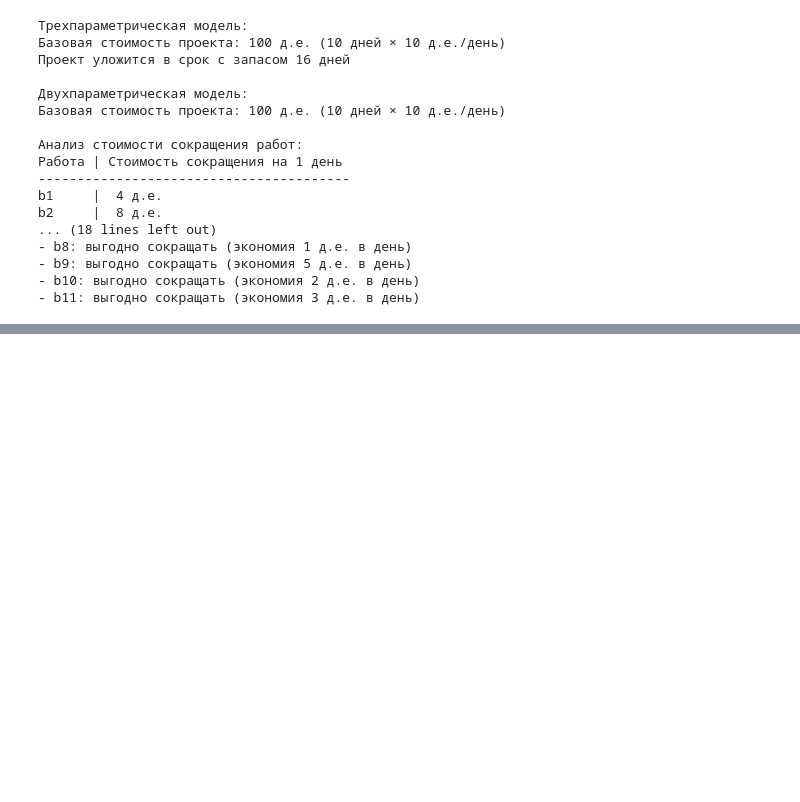
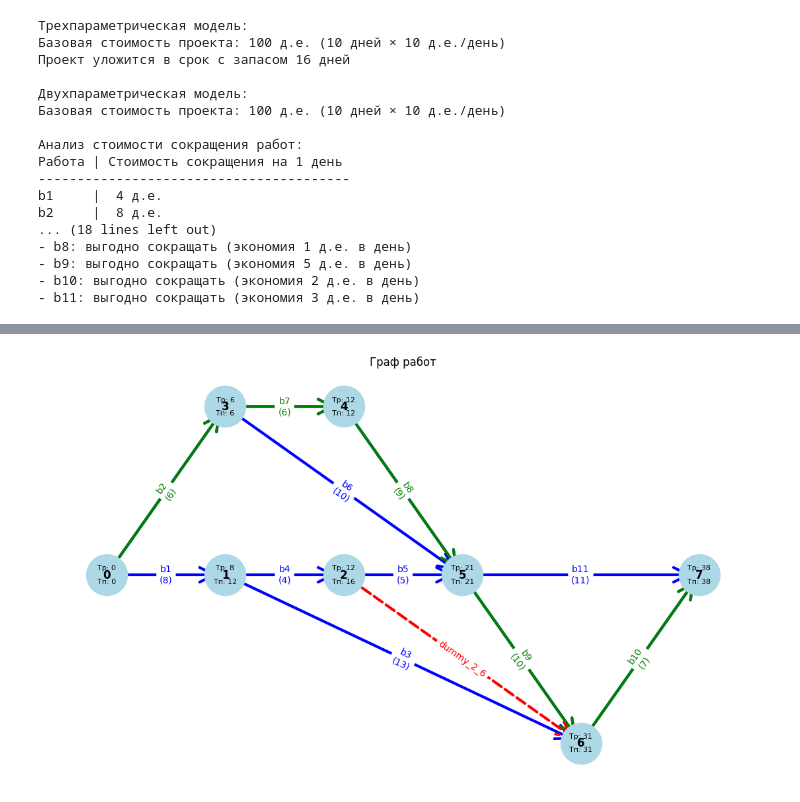
Before and after one commit to pentryyy/system_engineering, a Jupyter notebook: labs/system_engineering_lab2.ipynb, the cells around one changed output, grey strips where cells are left out. Cells and saved outputs as stored; diff of their text form; code cells hidden in the pictures; blank space fills up the shorter version.

```diff
--- a/labs/system_engineering_lab2.ipynb
+++ b/labs/system_engineering_lab2.ipynb
@@ -476,6 +377,0 @@ for u, v, data in G.edges(data=True):
-# %%
-# Анализируем граф перед визуализацией
-analyze_graph(G)
-
-# Затем используйте calculate_positions
-pos = calculate_positions(G, dummy_tasks)
@@ -544,0 +828,59 @@ NameError: name 'critical_edges' is not defined
+# %%
+# Используем автоматические позиции
+pos = calculate_positions(G, DUMMY_TASKS)
+
+plt.figure(figsize=(14, 8))
+
+# Разделяем реальные и фиктивные работы
+real_edges = [(u, v) for u, v, d in G.edges(data=True) if d['real']]
+dummy_edges = [(u, v) for u, v, d in G.edges(data=True) if not d['real']]
+
+# Выделяем критические работы
+critical_real_edges = [edge for edge in real_edges if edge in critical_edges]
+
+# Рисуем узлы
+nx.draw_networkx_nodes(G, pos, node_size=2000, node_color='lightblue')
+nx.draw_networkx_labels(G, pos, font_size=12, font_weight='bold')
+
+# Рисуем реальные работы (синие сплошные)
+nx.draw_networkx_edges(G, pos, edgelist=real_edges, edge_color='blue',
+                      width=3, arrowstyle='->', arrowsize=40)
+
+# Рисуем критические работы (зеленые сплошные, толще)
+nx.draw_networkx_edges(G, pos, edgelist=critical_real_edges, edge_color='green',
+                      width=3, arrowstyle='->', arrowsize=40)
+
+# Рисуем фиктивные работы (красные пунктирные)
+nx.draw_networkx_edges(G, pos, edgelist=dummy_edges, edge_color='red',
+                      width=3, style='dashed', arrowstyle='->', arrowsize=40)
+
+# Подписи для реальных работ
+real_labels = {(u, v): f"{d['task']}\n({d['duration']})" for u, v, d in G.edges(data=True) if d['real']}
+nx.draw_networkx_edge_labels(G, pos, edge_labels=real_labels, font_color='blue')
+
+# Подписи для критических работ (зеленые)
+critical_labels = {(u, v): f"{G.edges[u, v]['task']}\n({G.edges[u, v]['duration']})" for u, v in critical_real_edges}
+nx.draw_networkx_edge_labels(G, pos, edge_labels=critical_labels, font_color='green')
+
+# Подписи для фиктивных работ
+dummy_labels = {(u, v): d['task'] for u, v, d in G.edges(data=True) if not d['real']}
+nx.draw_networkx_edge_labels(G, pos, edge_labels=dummy_labels, font_color='red')
+
+# Добавление меток для ранних и поздних сроков
+early_labels = {node: f"Tр: {early_times[node]}" for node in G.nodes}
+late_labels = {node: f"Tп: {late_times[node]}" for node in G.nodes}
+
+# Позиции для меток
+early_pos = {node: (x, y + 0.02) for node, (x, y) in pos.items()}
+late_pos = {node: (x, y - 0.02) for node, (x, y) in pos.items()}
+
+# Рисуем метки для ранних сроков
+nx.draw_networkx_labels(G, early_pos, labels=early_labels, font_size=8)
+
+# Рисуем метки для поздних сроков
+nx.draw_networkx_labels(G, late_pos, labels=late_labels, font_size=8)
+plt.title("Граф работ")
+plt.axis('off')
+plt.show()
+# %% [output]
+[figure, added]
```
Also changed, not shown: parts of 13 cells of this notebook, 1 other file.
